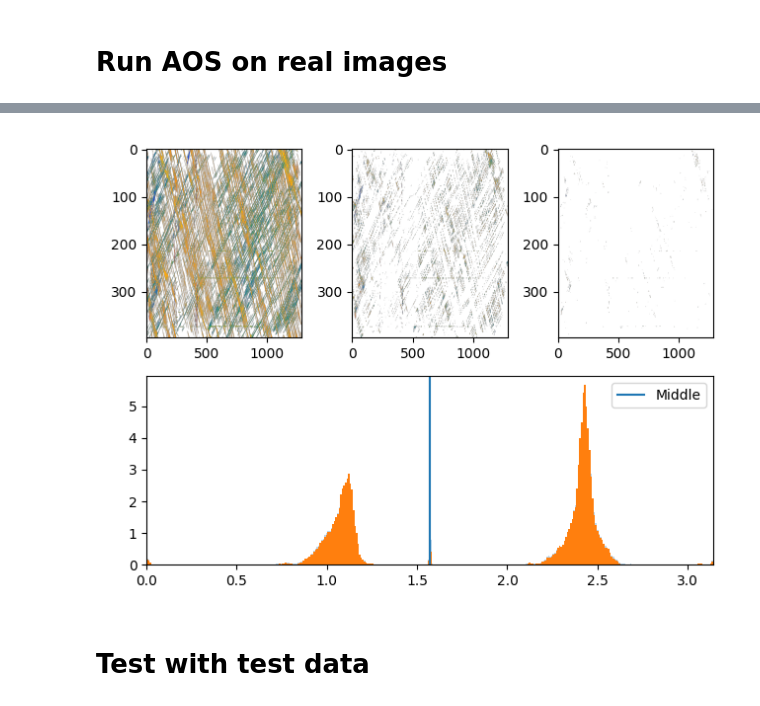
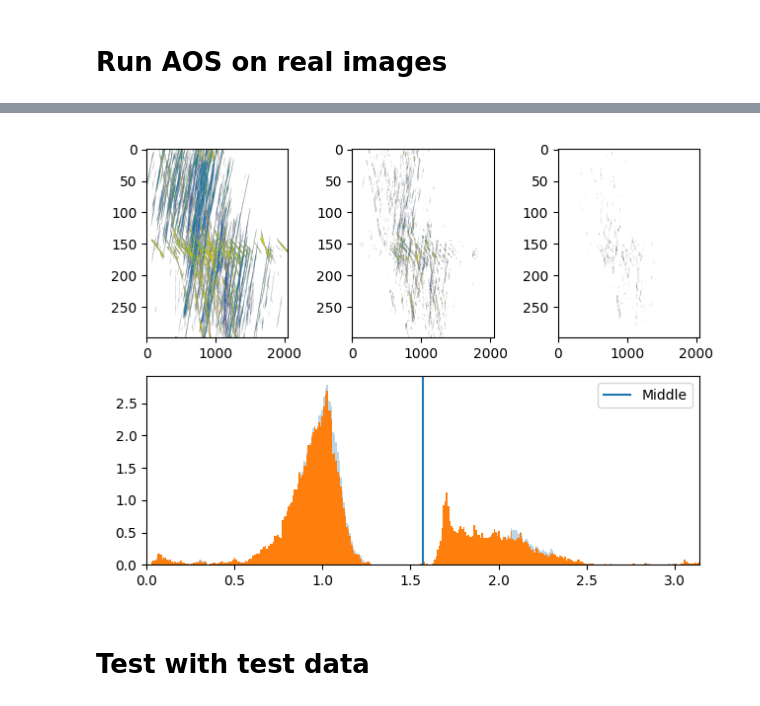
Before and after one commit to Staalduine/flow_analysis_comps, a Jupyter notebook: notebooks/run_AOS.ipynb, the cells around one changed output, grey strips where cells are left out. Drawn from its saved outputs; the diff is of its cells as text; code cells hidden in the pictures.

```diff
--- a/notebooks/run_AOS.ipynb
+++ b/notebooks/run_AOS.ipynb
@@ -29,28 +26,30 @@ The autoreload extension is already loaded. To reload it, use:
 # %%
 from flow_analysis_comps.data_structs.AOS_structs import angle_filter_values
-
+import flow_analysis_comps.io as io
+import flow_analysis_comps.processing as process
 
 video_root_folder = Path(
-    r"\\tsu-exp002\Data\Video\20250711_080235_SCP2505A065"
+    # r"\\tsu-exp002\Data\Video\20250711_080235_SCP2505A065"
     # r"G:\AMOLF_Data\AMOLF-SHIMIZU Dropbox\Simon van Staalduine\033"
+    r"/Users/simonvanstaalduine/AMOLF-SHIMIZU Dropbox/Simon van Staalduine/034"
 )
-graph_data = VideoGraphExtractor(video_root_folder, graphExtractConfig()).edge_data
-kymograph_list = KymographExtractor(
-    graph_data, kymoExtractConfig()
-).processed_kymographs
+
+video_metadata = io.read_video_metadata(video_root_folder)
+graph_data = process.extract_graph_from_video(video_metadata, graphExtractConfig())
+kymograph_list = process.extract_kymographs_from_video(
+    video_metadata, graph_data, kymoExtractConfig()
+)
 
 AOS_params = OSFilterParams(
     space_frequency_center=0.15,
     # space_frequency_width=0.3,
     orientation_accuracy=24.0,
-    x_spacing=kymograph_list[0].deltas.delta_x,
-    y_spacing=kymograph_list[0].deltas.delta_t,
+    x_spacing=video_metadata.deltas.delta_x,
+    y_spacing=video_metadata.deltas.delta_t,
     padding=50,
     multires_filter_params=angle_filter_values(
-        magnitude=.01,
-        first_derivative=.1,
-        second_derivative=7.0
-)
+        magnitude=0.01, first_derivative=0.1, second_derivative=7.0
+    ),
 )
 AOS_manager = orientationSpaceManager(AOS_params, kymograph_list[0].kymo_no_static)
 
@@ -60,27 +59,39 @@ angles_dict = AOS_manager.get_all_angles()
 # %%
 import numpy as np
+
 unpad = 50
 
 angles_im = angles_dict["maxima"]
 angles_im_trunc = angles_im[:, unpad:-unpad, unpad:-unpad]
 values_im = angles_dict["values_max"]
 
-fig, ax = plt.subplot_mosaic([["Ori1", "Ori2", "Ori3"], ["Histo", "Histo","Histo",]])
+fig, ax = plt.subplot_mosaic(
+    [
+        ["Ori1", "Ori2", "Ori3"],
+        [
+            "Histo",
+            "Histo",
+            "Histo",
+        ],
+    ]
+)
 
 for i, im in enumerate(angles_im[:3]):
-    ax[f"Ori{i+1}"].imshow(im.real, cmap=cc.cm.rainbow4, vmin=0, vmax=np.pi, aspect='auto')
+    ax[f"Ori{i + 1}"].imshow(
+        im.real, cmap=cc.cm.rainbow4, vmin=0, vmax=np.pi, aspect="auto"
+    )
 
 ax["Histo"].hist(angles_im[~np.isnan(angles_im)], bins=360, density=True, alpha=0.3)
 ax["Histo"].hist(angles_im_trunc[~np.isnan(angles_im_trunc)], bins=360, density=True)
 ax["Histo"].axvline(np.pi / 2, label="Middle")
 ax["Histo"].set_xlim(0, np.pi)
 # for angle in multi_line_angles:
 #     angle_adj = (angle + 90) % 180
 #     ax["Histo"].axvline(np.deg2rad(angle_adj), label=rf"$\theta={angle_adj}$", alpha=.2)
 ax["Histo"].legend()
 fig.tight_layout()
 # %% [output]
-[figure, old version]
+[figure, new version]
 # %% [markdown]
 # Test with test data
 # %%
```
Also changed, not shown: parts of 6 cells of this notebook, 16 other files.
